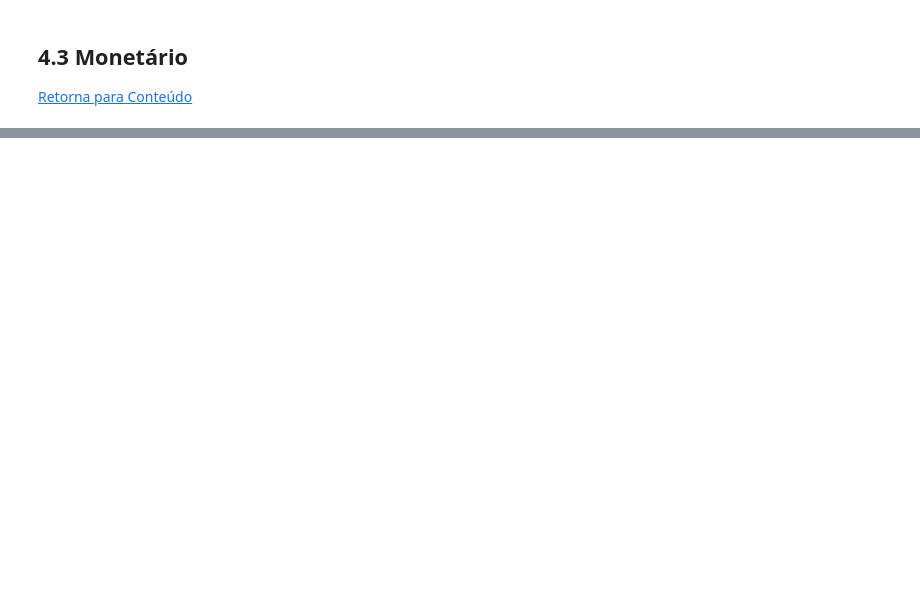
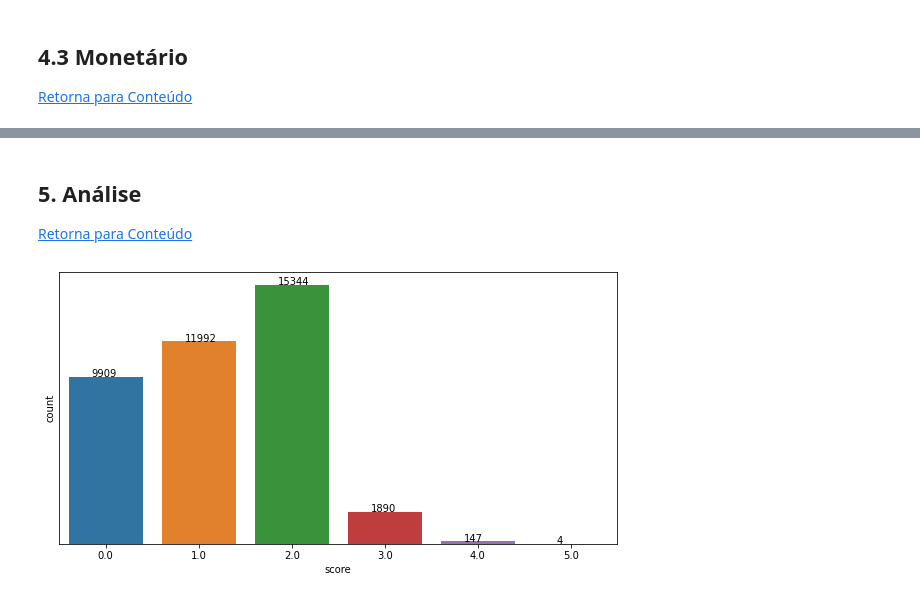
Before and after one commit to pathilink/elo7_mkt_case, a Jupyter notebook: notebook/elo7_mkt_case.ipynb, the cells around one changed output, grey strips where cells are left out. Drawn from its saved outputs; the diff is of its cells as text; code cells hidden in the pictures; blank space fills up the shorter version.

Commit message:
update until Análise

```diff
--- a/notebook/elo7_mkt_case.ipynb
+++ b/notebook/elo7_mkt_case.ipynb
@@ -442,0 +507,16 @@ df_clusters.groupby('recency_cluster')['recency'].describe()
+# %%
+# merge
+df_clusters = pd.merge(df_clusters, df_monetary, on='buyer_id')
+
+# filtra coluna
+df_monetary = df_clusters[['monetary']]
+# %%
+# cria coluna monetary_cluster
+kmeans = KMeans(n_clusters=3, random_state=seed_value)
+df_clusters['monetary_cluster'] = kmeans.fit_predict(df_monetary)
+# %%
+# aplicar função
+df_clusters = order_cluster('monetary_cluster', 'monetary', df_clusters, True)
+
+# média com a menor monetary recebe pontuação 0, com a maior monetary recebe 3
+df_clusters.groupby('monetary_cluster')['monetary'].describe()
@@ -442,0 +532,11 @@ df_clusters.groupby('recency_cluster')['recency'].describe()
+# %%
+# filtra cols
+df_clusters_final = df_clusters[['buyer_id','recency','recency_cluster','frequency','frequency_cluster','monetary','monetary_cluster']].drop_duplicates()
+
+# calcular score
+df_clusters_final['score'] = df_clusters_final['recency_cluster'] + df_clusters['frequency_cluster'] + df_clusters['monetary_cluster']
+
+# filtra cols
+df_clusters_final = df_clusters_final[['buyer_id', 'score']]
+
+df_clusters_final.sample(5)
@@ -442,0 +562,17 @@ df_clusters.groupby('recency_cluster')['recency'].describe()
+# %% [markdown]
+## 5. Análise
+[Retorna para Conteúdo](#Conteúdo)
+# %%
+plt.figure(figsize=(10, 5))
+ax = sns.countplot(data=df_clusters_final, x="score")
+
+for p in ax.patches:
+    ax.annotate('{:}'.format(p.get_height()), (p.get_x()+0.25, p.get_height()+0.01))
+
+# remover ticks e valores do eixo y
+ax.set_yticks([])
+ax.set_yticklabels([])
+
+plt.show()
+# %% [output]
+[figure, added]
```
Also changed, not shown: parts of 17 cells of this notebook.
